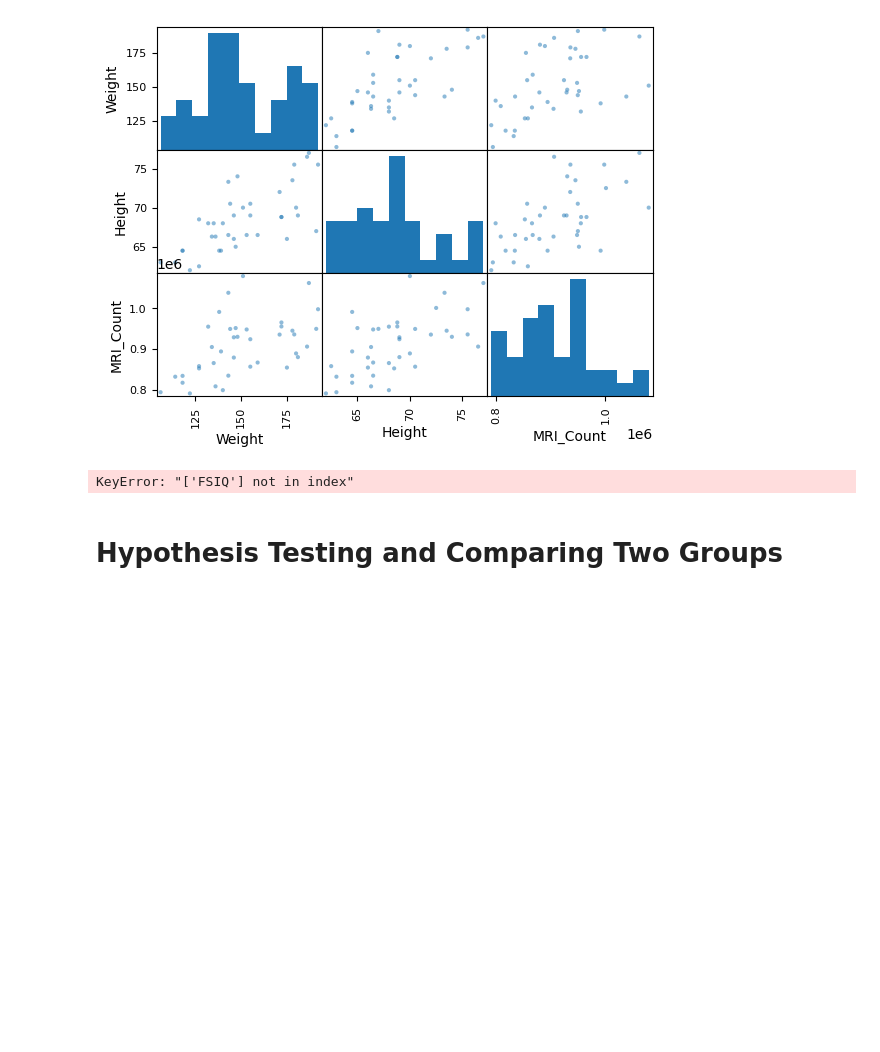
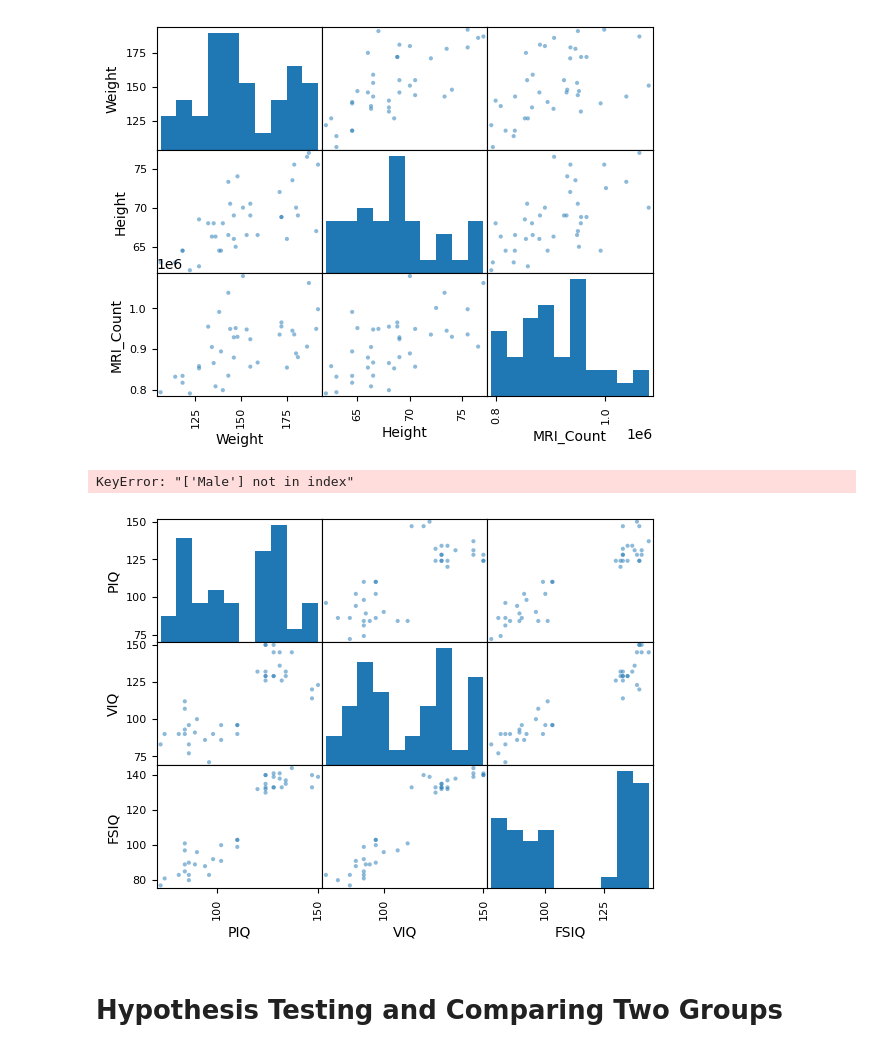
Before and after one commit to NoahKoenigs/Py_stats_and_plotting, a Jupyter notebook: stats_in_py_intro/Stats_in_py_intro.ipynb, the cells around one changed output. Cells and saved outputs as stored; diff of their text form; code cells hidden in the pictures; blank space fills up the shorter version.

```diff
--- a/stats_in_py_intro/Stats_in_py_intro.ipynb
+++ b/stats_in_py_intro/Stats_in_py_intro.ipynb
@@ -72,3 +73,7 @@ data.shape #It has 40 rows and 8 columns
 (40,8)
 # %% [output]
 (40, 8)
+# %%
+data.columns
+data.columns = pd.Index([u'Unnamed: 0', u'Gender', u'FSIQ', u'VIQ', u'PIQ', u'Weight', u'Height', u'MRI_Count'], dtype='object')
+print(data.columns)
@@ -75,8 +84,5 @@ data.shape #It has 40 rows and 8 columns
 # %%
->>> data.columns # It has columns
-data.columns = pd.Index([u'Unnamed: 0', u'Gender', u'FISQ', u'VIQ', u'PIQ', u'Weight', u'Height', u'MRI_Count'], dtype='object')
 >>> print(data['Gender']) #Columns can be shown by name
->>> print(data.columns)
 # %% [output]
 0     Female
 1       Male
@@ -122,11 +128,16 @@ Index(['Unnamed: 0', 'Gender', 'FISQ', 'VIQ', 'PIQ', 'Weight', 'Height',
 plt.show()
 # %% [output]
 [figure]
+# %%
+>>> pd.plotting.scatter_matrix(data[['VIQ','PIQ', 'FSIQ']])
+plt.show()
+# %% [output]
+KeyError: "['Male'] not in index"
 # %%
->>> pd.plotting.scatter_matrix(data[['PIQ','VIQ','FSIQ']])
+pd.plotting.scatter_matrix(data[['PIQ','VIQ','FSIQ']])
 plt.show()
 # %% [output]
-KeyError: "['FSIQ'] not in index"
+[figure, added]
 # %% [markdown]
 # Hypothesis Testing and Comparing Two Groups
 # %%
```
Also changed, not shown: parts of 14 cells of this notebook.
